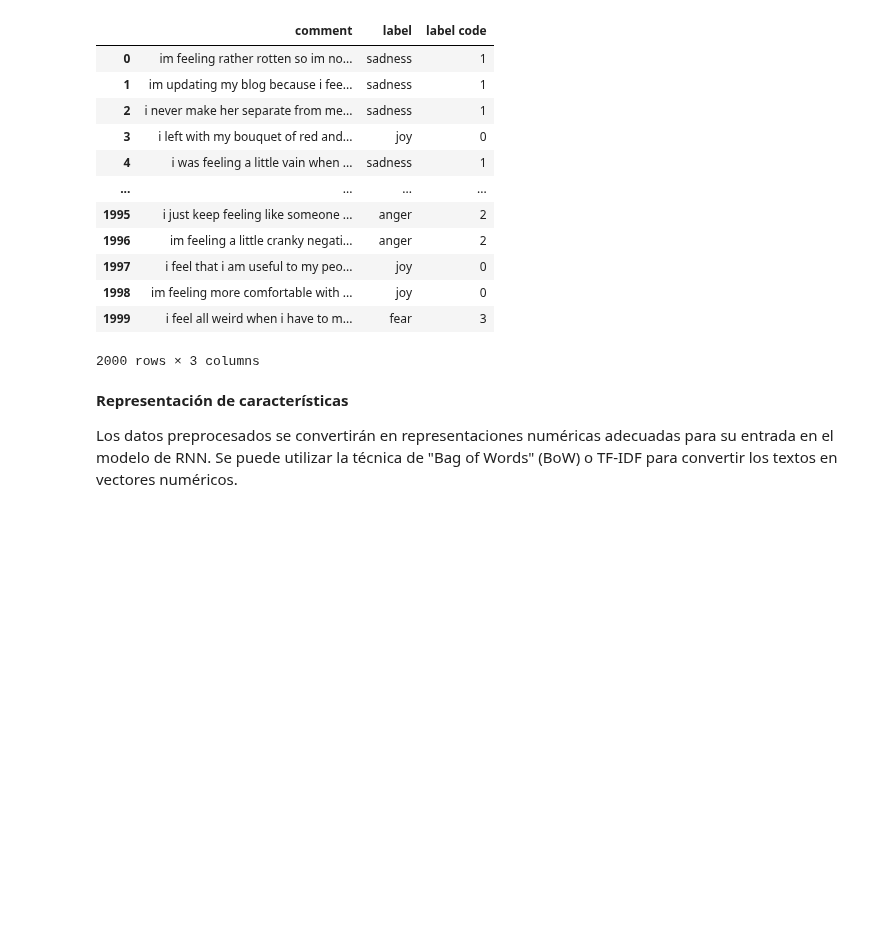
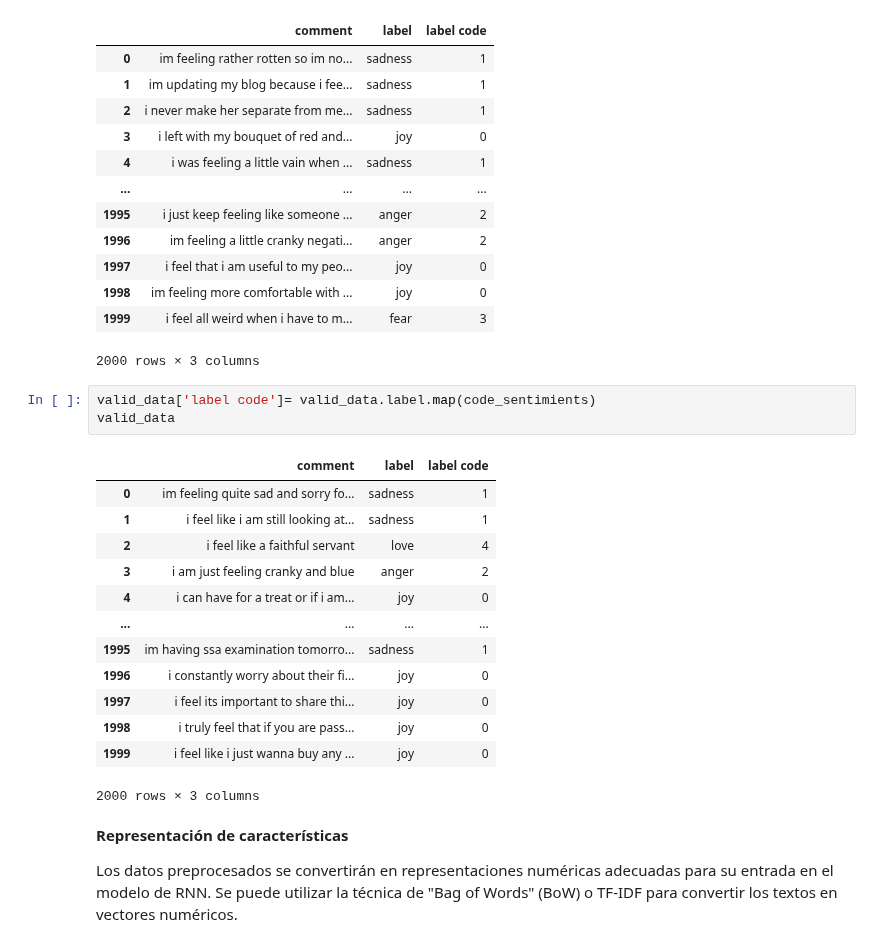
Before and after one commit to agustinelson/natural-language-processing-ML-Project, a Jupyter notebook: NLP_Sentimient_Analysis_Project.ipynb, the cells around one changed output. Saved outputs shown, nothing was run; the diff lists cells and outputs as text; blank space fills up the shorter version.

```diff
--- a/NLP_Sentimient_Analysis_Project.ipynb
+++ b/NLP_Sentimient_Analysis_Project.ipynb
@@ -134,6 +134,23 @@ test_data
 | 1998 | im feeling more comfortable with ... | joy | 0 |
 | 1999 | i feel all weird when i have to m... | fear | 3 |
 2000 rows × 3 columns
+# %%
+valid_data['label code']= valid_data.label.map(code_sentimients)
+valid_data
+# %% [output]
+|  | comment | label | label code |
+| 0 | im feeling quite sad and sorry fo... | sadness | 1 |
+| 1 | i feel like i am still looking at... | sadness | 1 |
+| 2 | i feel like a faithful servant | love | 4 |
+| 3 | i am just feeling cranky and blue | anger | 2 |
+| 4 | i can have for a treat or if i am... | joy | 0 |
+| ... | ... | ... | ... |
+| 1995 | im having ssa examination tomorro... | sadness | 1 |
+| 1996 | i constantly worry about their fi... | joy | 0 |
+| 1997 | i feel its important to share thi... | joy | 0 |
+| 1998 | i truly feel that if you are pass... | joy | 0 |
+| 1999 | i feel like i just wanna buy any ... | joy | 0 |
+2000 rows × 3 columns
 # %% [markdown]
 **Representación de características**
 
```
